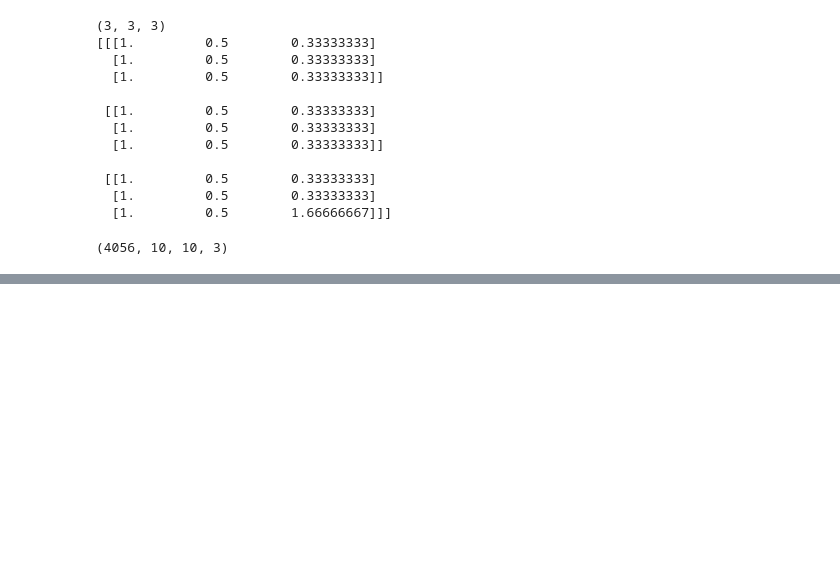
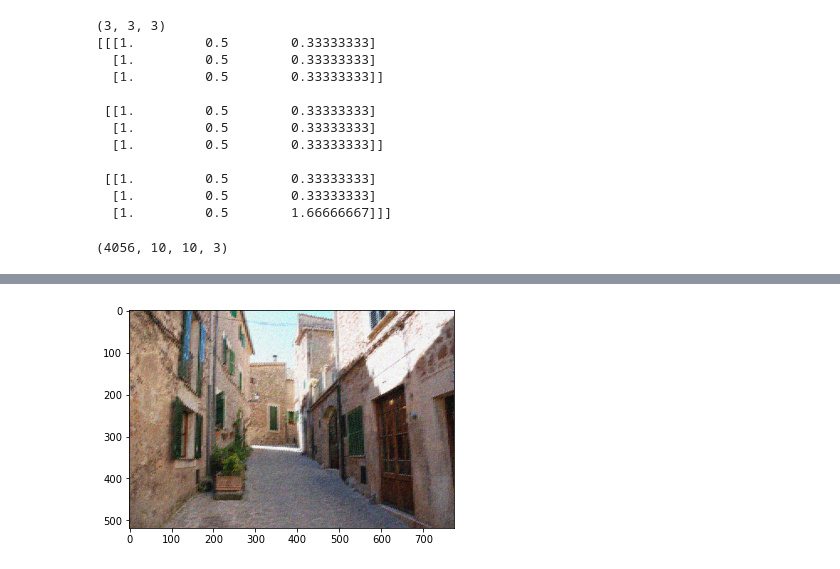
Before and after one commit to fdlci/Imagerie-projet, a Jupyter notebook: NLF_3D.ipynb, the cells around one changed output, grey strips where cells are left out. Cells and saved outputs as stored; diff of their text form; code cells hidden in the pictures; blank space fills up the shorter version.

```diff
--- a/NLF_3D.ipynb
+++ b/NLF_3D.ipynb
@@ -9,3 +10,8 @@ plt.imshow(img)
 plt.show()
 # %% [output]
 [figure]
+# %%
+norm_image = cv2.normalize(img, None, alpha = 0, beta = 255, norm_type = cv2.NORM_MINMAX, dtype = cv2.CV_32F)
+norm_image = norm_image.astype(np.uint8)
+plt.imshow(norm_image)
+plt.show()
@@ -276 +283,12 @@ plt.show()
+# %%
+coeffs = pywt.wavedec2(norm_image, 'haar', axes=(0, 1), level=2)
+coeffs_rec = [coeffs[0]]
+for i in range(1, len(coeffs)):
+    coeffs_rec.append((Gamma(coeffs[i][0],tau),Gamma(coeffs[i][0],tau),Gamma(coeffs[i][0],tau)))
+new_image = np.clip(pywt.waverec2(coeffs_rec, 'haar', axes=(0, 1)), 0, 255).astype(np.uint8)
+
+plt.imshow(new_image)
+plt.show()
+# %% [output]
+[figure, added]
 # %%
```
Also changed, not shown: parts of 17 cells of this notebook, 11 other files.
